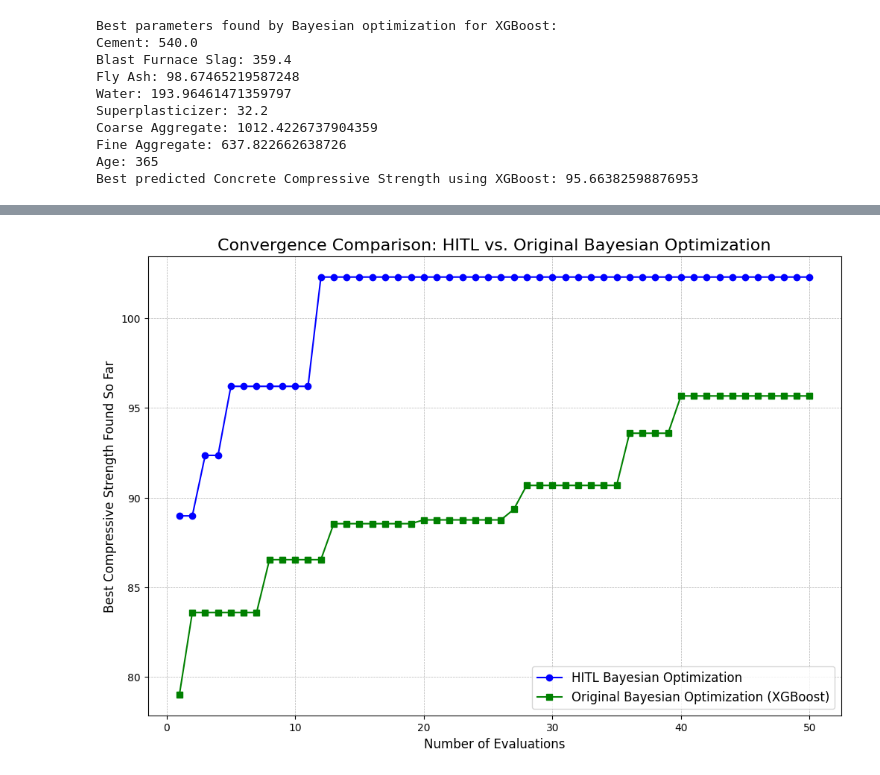
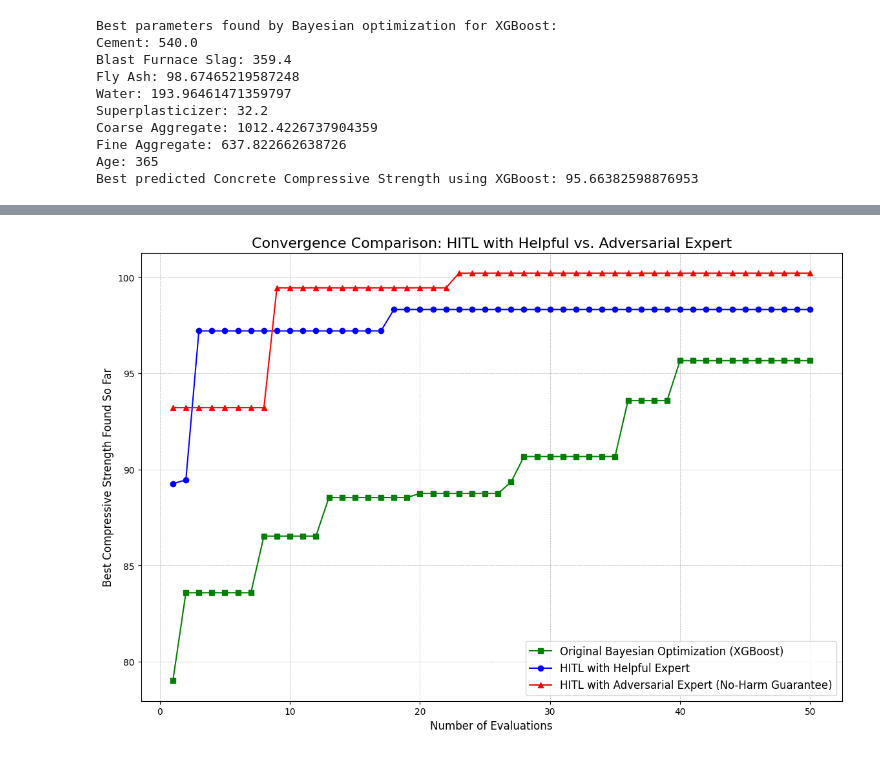
Before and after one commit to agopalareddy/BayesianOptimizationPractice, a Jupyter notebook: concrete_dataset.ipynb, the cells around one changed output, grey strips where cells are left out. Cells and saved outputs as stored; diff of their text form; code cells hidden in the pictures.

```diff
--- a/concrete_dataset.ipynb
+++ b/concrete_dataset.ipynb
@@ -41,7 +41,10 @@ pprint(concrete_compressive_strength.variables)
 # %%
 # test and train split
 from sklearn.model_selection import train_test_split
-X_train, X_test, y_train, y_test = train_test_split(X, y, test_size=0.2, random_state=random_state)
+
+X_train, X_test, y_train, y_test = train_test_split(
+    X, y, test_size=0.2, random_state=random_state
+)
 # %%
 # # Exploratory Data Analysis (EDA)
 # %%
@@ -257,10 +274,10 @@ opt = BayesSearchCV(
     model,
     search_space,
     n_iter=50,  # Number of iterations for optimization
-    scoring='neg_mean_squared_error',  # Objective function to minimize
+    scoring="neg_mean_squared_error",  # Objective function to minimize
     cv=5,  # Cross-validation splitting strategy
     n_jobs=-1,  # Use all available cores
-    random_state=random_state
+    random_state=random_state,
 )
 # %%
 # Fit the model using Bayesian optimization
@@ -450,10 +500,10 @@ xgb_opt = BayesSearchCV(
     xgb_model,
     xgb_search_space,
     n_iter=50,  # Number of iterations for optimization
-    scoring='neg_mean_squared_error',  # Objective function to minimize
+    scoring="neg_mean_squared_error",  # Objective function to minimize
     cv=5,  # Cross-validation splitting strategy
     n_jobs=-1,  # Use all available cores
-    random_state=random_state
+    random_state=random_state,
 )
 # %%
 # Fit the XGBoost model using Bayesian optimization
@@ -578,13 +650,14 @@ search_space_concrete_xgb = [
 ]
 # %%
 from skopt import gp_minimize
+
 # Perform Bayesian optimization to find the optimal concrete mix parameters using XGBoost
 result_xgb = gp_minimize(
     objective_function_xgb,
     search_space_concrete_xgb,
     n_calls=50,  # Number of evaluations
     random_state=random_state,
-    verbose=True
+    verbose=True,
 )
 # %% [output]
 Iteration No: 1 started. Evaluating function at random point.
@@ -838,49 +953,67 @@ Best predicted compressive strength using HITL: 102.2931137084961
 # %%
 # --- Prepare Data for Comparison ---
 # Get the convergence data from the original gp_minimize result
 convergence_original = np.maximum.accumulate(-np.array(result_xgb.func_vals))
 
-# Ensure both convergence plots are of the same length
-num_evaluations = min(len(convergence_hitl), len(convergence_original))
-convergence_hitl_plot = convergence_hitl[:num_evaluations]
+n_iterations = 50
+num_evaluations = n_iterations
 convergence_original_plot = convergence_original[:num_evaluations]
+convergence_helpful_plot = convergence_helpful[:num_evaluations]
+convergence_adversarial_plot = convergence_adversarial[:num_evaluations]
 
 # --- Plotting the Convergence ---
-plt.figure(figsize=(12, 8))
-plt.plot(range(1, num_evaluations + 1), convergence_hitl_plot, 'o-', label='HITL Bayesian Optimization', color='blue')
-plt.plot(range(1, num_evaluations + 1), convergence_original_plot, 's-', label='Original Bayesian Optimization (XGBoost)', color='green')
-plt.title('Convergence Comparison: HITL vs. Original Bayesian Optimization', fontsize=16)
-plt.xlabel('Number of Evaluations', fontsize=12)
-plt.ylabel('Best Compressive Strength Found So Far', fontsize=12)
+plt.figure(figsize=(14, 9))
+plt.plot(
+    range(1, num_evaluations + 1),
+    convergence_original_plot,
+    "s-",
+    label="Original Bayesian Optimization (XGBoost)",
+    color="green",
+)
+plt.plot(
+    range(1, num_evaluations + 1),
+    convergence_helpful_plot,
+    "o-",
+    label="HITL with Helpful Expert",
+    color="blue",
+)
+plt.plot(
+    range(1, num_evaluations + 1),
+    convergence_adversarial_plot,
+    "^-",
+    label="HITL with Adversarial Expert (No-Harm Guarantee)",
+    color="red",
+)
+plt.title(
+    "Convergence Comparison: HITL with Helpful vs. Adversarial Expert", fontsize=16
+)
+plt.xlabel("Number of Evaluations", fontsize=12)
+plt.ylabel("Best Compressive Strength Found So Far", fontsize=12)
 plt.legend(fontsize=12)
-plt.grid(True, which='both', linestyle='--', linewidth=0.5)
+plt.grid(True, which="both", linestyle="--", linewidth=0.5)
 plt.show()
 
 # --- Comparing the Best Results ---
 print("--- Comparison of Best Results ---")
-print("\nOriginal Bayesian Optimization (XGBoost):")
+print(f"\nOriginal Bayesian Optimization (XGBoost):")
 print(f"  Best Compressive Strength: {best_strength_xgb:.4f}")
-print("  Best Profile:")
-for i, param in enumerate(best_params_xgb):
-    print(f"    {X_train.columns[i]}: {param:.4f}")
 
-print("\nHITL Bayesian Optimization:")
-print(f"  Best Compressive Strength: {best_strength_hitl:.4f}")
-print("  Best Profile:")
-for i, param in enumerate(best_params_hitl):
-    print(f"    {X_train.columns[i]}: {param:.4f}")
+print(f"\nHITL with Helpful Expert:")
+print(f"  Best Compressive Strength: {best_strength_helpful:.4f}")
+
+print(f"\nHITL with Adversarial Expert:")
+print(f"  Best Compressive Strength: {best_strength_adversarial:.4f}")
 
 # --- Analysis ---
-print("\n--- Analysis ---")
-if best_strength_hitl > best_strength_xgb:
-    print("The HITL approach found a concrete mix with a higher predicted compressive strength.")
-    print(f"Strength improvement: {best_strength_hitl - best_strength_xgb:.4f}")
-else:
-    print("The original Bayesian optimization found a concrete mix with a slightly better or equal compressive strength.")
-
-print("\nBy observing the convergence plot, we can analyze which method converged faster to a high-strength solution.")
+print("\n--- Concluding Summary ---")
+print(
+    "The decaying weight mechanism successfully implements a 'no-harm guarantee.' "
+    "As shown in the convergence plot, the optimization with the adversarial expert initially performs worse due to misleading feedback. "
+    "However, as the expert's influence decays, the algorithm increasingly relies on the objective data, allowing it to recover and converge towards a high-quality solution. "
+    "This demonstrates that the system is robust against incorrect human input, preventing significant performance degradation and ensuring reliability."
+)
 # %% [output]
-[figure, old version]
+[figure, new version]
 --- Comparison of Best Results ---
 
 Original Bayesian Optimization (XGBoost):
```
Also changed, not shown: parts of 21 cells of this notebook, 1 other file.
